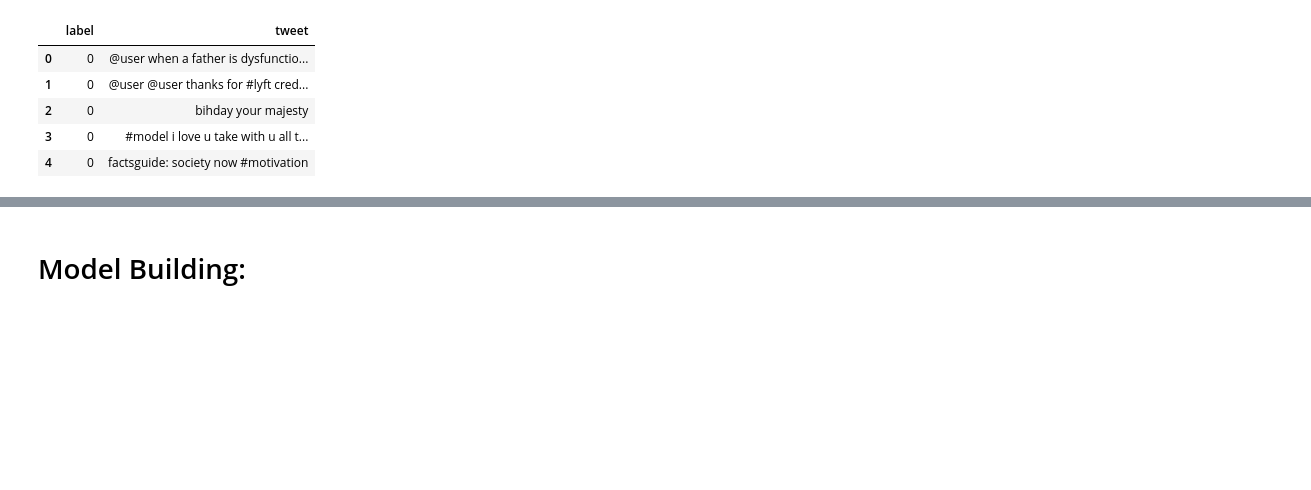
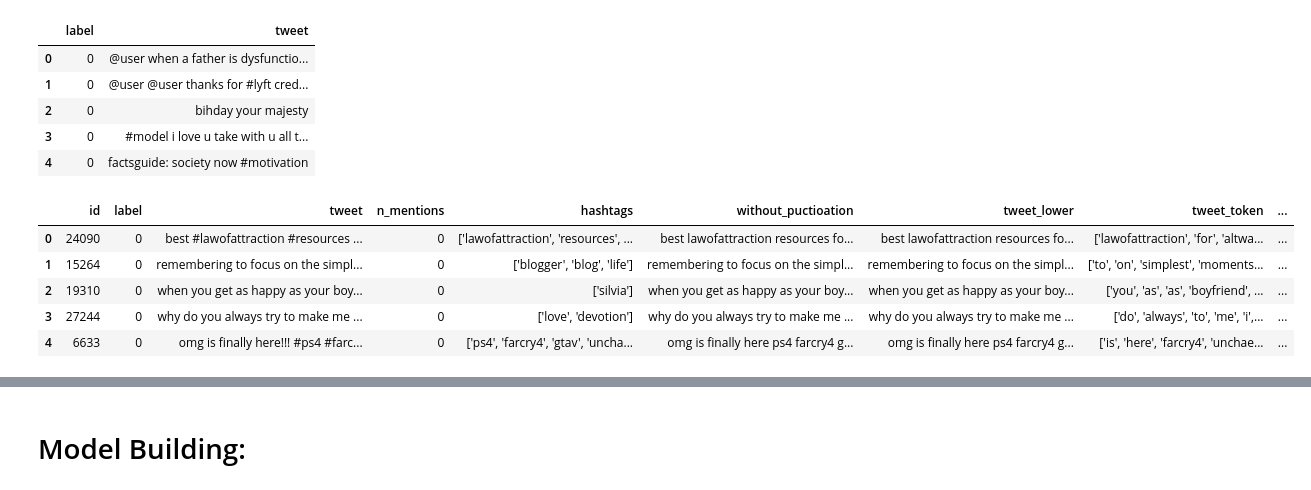
Before and after one commit to Aaron9812/Data_mining, a Jupyter notebook: src/models/Hate_Speech_Regression.ipynb, the cells around one changed output, grey strips where cells are left out. Drawn from its saved outputs; the diff is of its cells as text; code cells hidden in the pictures; blank space fills up the shorter version.

```diff
--- a/src/models/Hate_Speech_Regression.ipynb
+++ b/src/models/Hate_Speech_Regression.ipynb
@@ -37,3 +60,12 @@ df.head()
 | 2 | 0 | bihday your majesty |
 | 3 | 0 | #model i love u take with u all t... |
 | 4 | 0 | factsguide: society now #motivation |
+# %%
+df.head()
+# %% [output]
+|  | id | label | tweet | n_mentions | hashtags | without_puctioation | tweet_lower | tweet_token | ... |
+| 0 | 24090 | 0 | best #lawofattraction #resources ... | 0 | ['lawofattraction', 'resources', ... | best lawofattraction resources fo... | best lawofattraction resources fo... | ['lawofattraction', 'for', 'altwa... | ... |
+| 1 | 15264 | 0 | remembering to focus on the simpl... | 0 | ['blogger', 'blog', 'life'] | remembering to focus on the simpl... | remembering to focus on the simpl... | ['to', 'on', 'simplest', 'moments... | ... |
+| 2 | 19310 | 0 | when you get as happy as your boy... | 0 | ['silvia'] | when you get as happy as your boy... | when you get as happy as your boy... | ['you', 'as', 'as', 'boyfriend', ... | ... |
+| 3 | 27244 | 0 | why do you always try to make me ... | 0 | ['love', 'devotion'] | why do you always try to make me ... | why do you always try to make me ... | ['do', 'always', 'to', 'me', 'i',... | ... |
+| 4 | 6633 | 0 | omg is finally here!!! #ps4 #farc... | 0 | ['ps4', 'farcry4', 'gtav', 'uncha... | omg is finally here ps4 farcry4 g... | omg is finally here ps4 farcry4 g... | ['is', 'here', 'farcry4', 'unchae... | ... |
```
Also changed, not shown: parts of 11 cells of this notebook.
